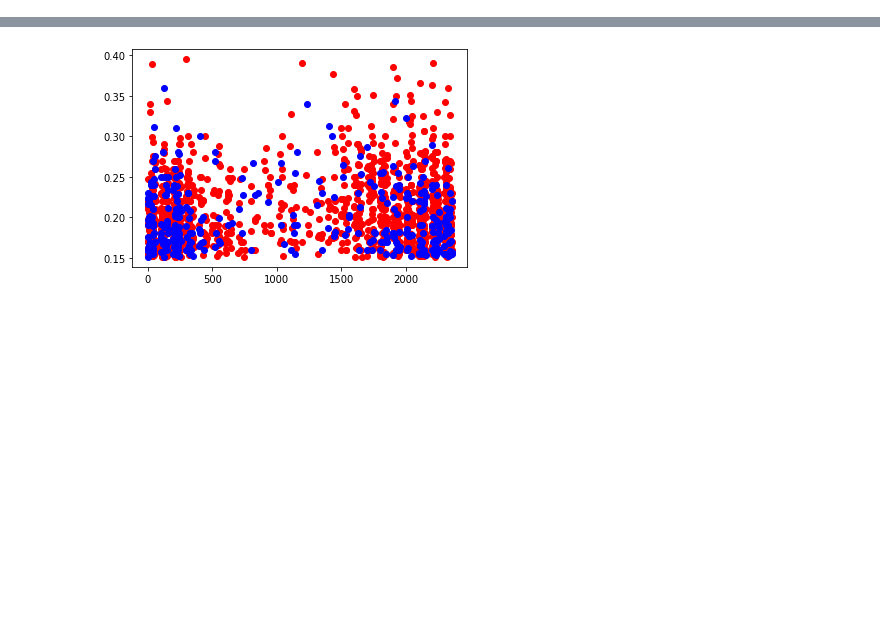
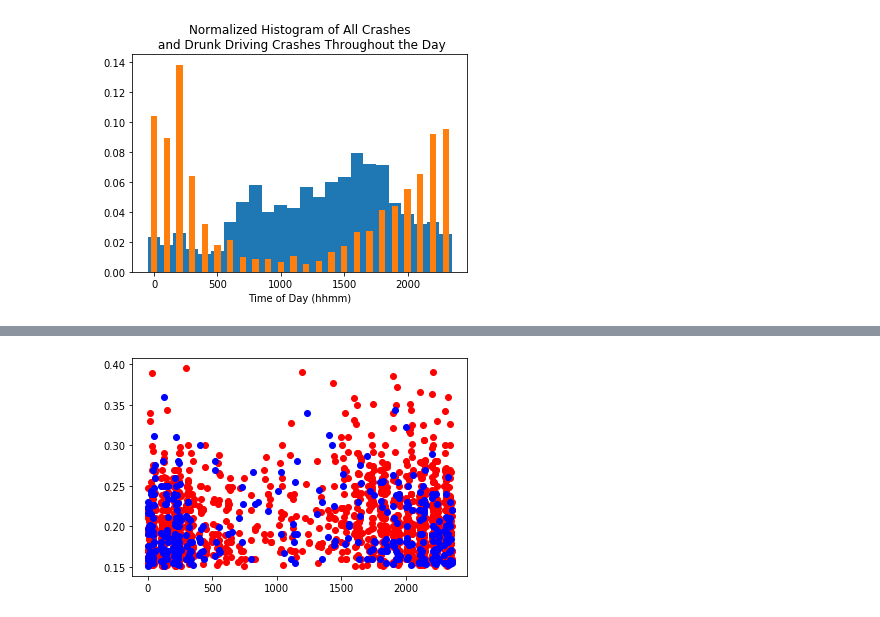
Before and after one commit to rjclark2/DataIncubator, a Jupyter notebook: CarCrashes.ipynb, the cells around one changed output, grey strips where cells are left out. Cells and saved outputs as stored; diff of their text form; code cells hidden in the pictures; blank space fills up the shorter version.

```diff
--- a/CarCrashes.ipynb
+++ b/CarCrashes.ipynb
@@ -89,0 +176,3 @@ with open('combined.csv',encoding='utf-8') as csvfile:
+# %%
+for key, value in sorted(streets.items(), key=lambda item: item[1]):
+    print("%s: %s" % (key,value))
@@ -90,3 +293,31 @@ with open('combined.csv',encoding='utf-8') as csvfile:
+# %%
+tot = 0
+time[0] += time[2400]
+timedd[0] += timedd[2400]
+del time[2400]
+del timedd[2400]
+for key in time:
+    tot += time[key]
+for key in time:
+    time[key] = time[key]/tot
+tot = 0
+for key in timedd:
+    tot += timedd[key]
+for key in timedd:
+    timedd[key] = timedd[key]/tot
+# %%
+import pylab as plt
+timesa = sorted(time.items())
+x,y = zip(*timesa)
+timesdda = sorted(timedd.items())
+x2,y2 = zip(*timesdda)
+plt.bar(x,y,100)
+plt.bar(x2,y2,50)
+plt.xlabel('Time of Day (hhmm)')
+plt.title('Normalized Histogram of All Crashes\n and Drunk Driving Crashes Throughout the Day')
+plt.savefig('crashtime.png',dpi=1000)
+# %% [output]
+[figure, added]
 # %%
 Bx = [int(x) for x,y,z in zip(time,ethnicity,bac) if y[0]=='B'and float(z)>0.15 and float(z)<0.40]
 By = [float(x) for x,y in zip(bac,ethnicity) if y[0] =='B' and float(x)>0.15 and float(x)<0.40]
```
Also changed, not shown: parts of 18 cells of this notebook.
